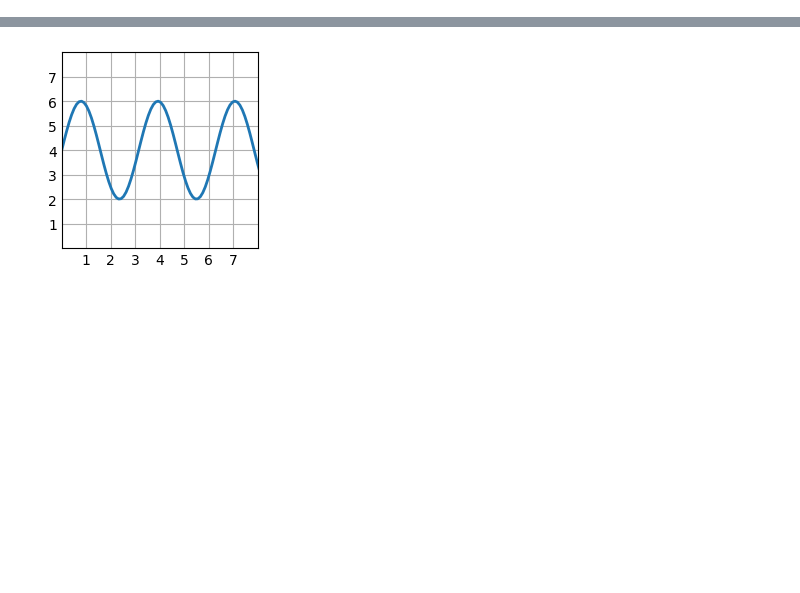
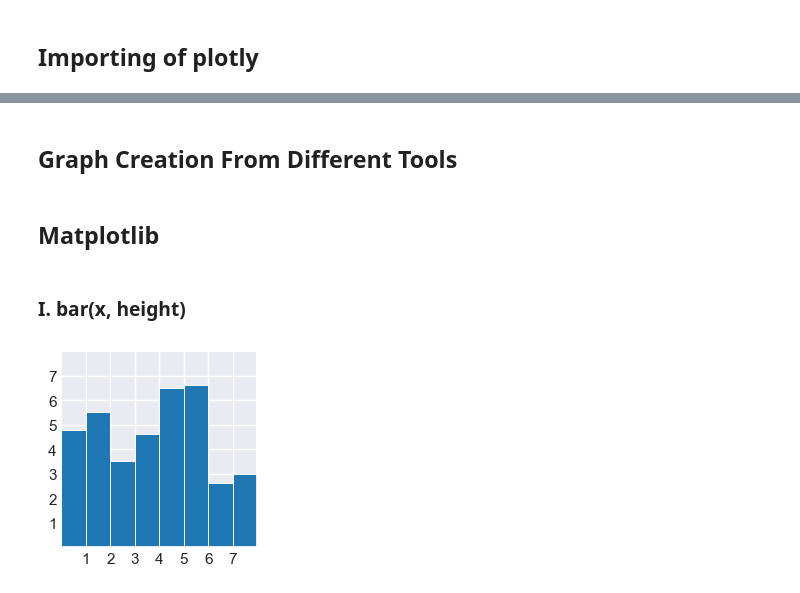
Before and after one commit to AsifAfzal/CSCN8010-Lab, a Jupyter notebook: Lab2.ipynb, the cells around one changed output, grey strips where cells are left out. Saved outputs shown, nothing was run; the diff lists cells and outputs as text; code cells hidden in the pictures; blank space fills up the shorter version.

```diff
--- a/Lab2.ipynb
+++ b/Lab2.ipynb
@@ -3,26 +3,34 @@
+# %% [markdown]
+## Importing of plotly
 # %%
 import plotly
 plotly.offline.init_notebook_mode()
 # %% [output]
 [interactive output not drawn]
+# %% [markdown]
+## Graph Creation From Different Tools
+# %% [markdown]
+## Matplotlib
+# %% [markdown]
+### I. bar(x, height)
 # %%
 import matplotlib.pyplot as plt
 import numpy as np
 
 plt.style.use('_mpl-gallery')
 
-# make data
-x = np.linspace(0, 10, 100)
-y = 4 + 2 * np.sin(2 * x)
+# make data:
+x = 0.5 + np.arange(8)
+y = [4.8, 5.5, 3.5, 4.6, 6.5, 6.6, 2.6, 3.0]
 
 # plot
 fig, ax = plt.subplots()
 
-ax.plot(x, y, linewidth=2.0)
+ax.bar(x, y, width=1, edgecolor="white", linewidth=0.7)
 
 ax.set(xlim=(0, 8), xticks=np.arange(1, 8),
        ylim=(0, 8), yticks=np.arange(1, 8))
 
 plt.show()
 # %% [output]
-[figure, old version]
+[figure, new version]
```
Also changed, not shown: parts of 28 cells of this notebook.
